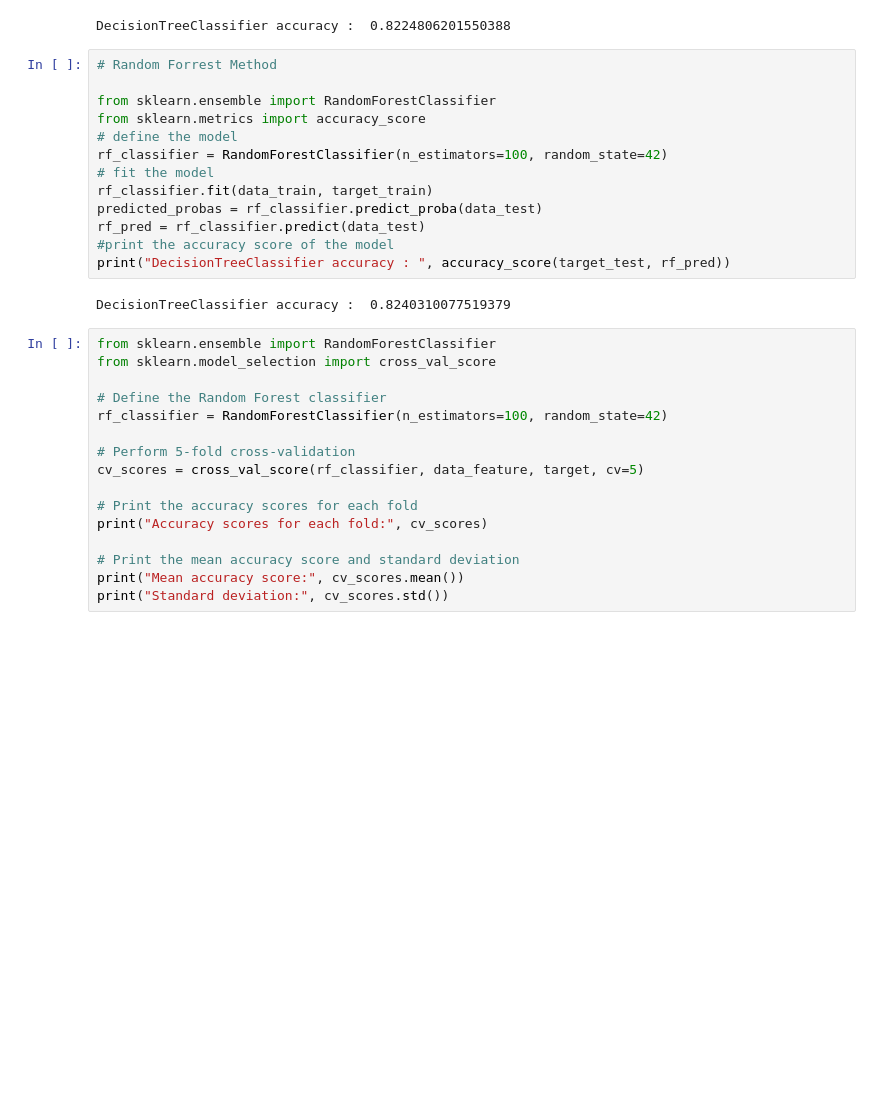
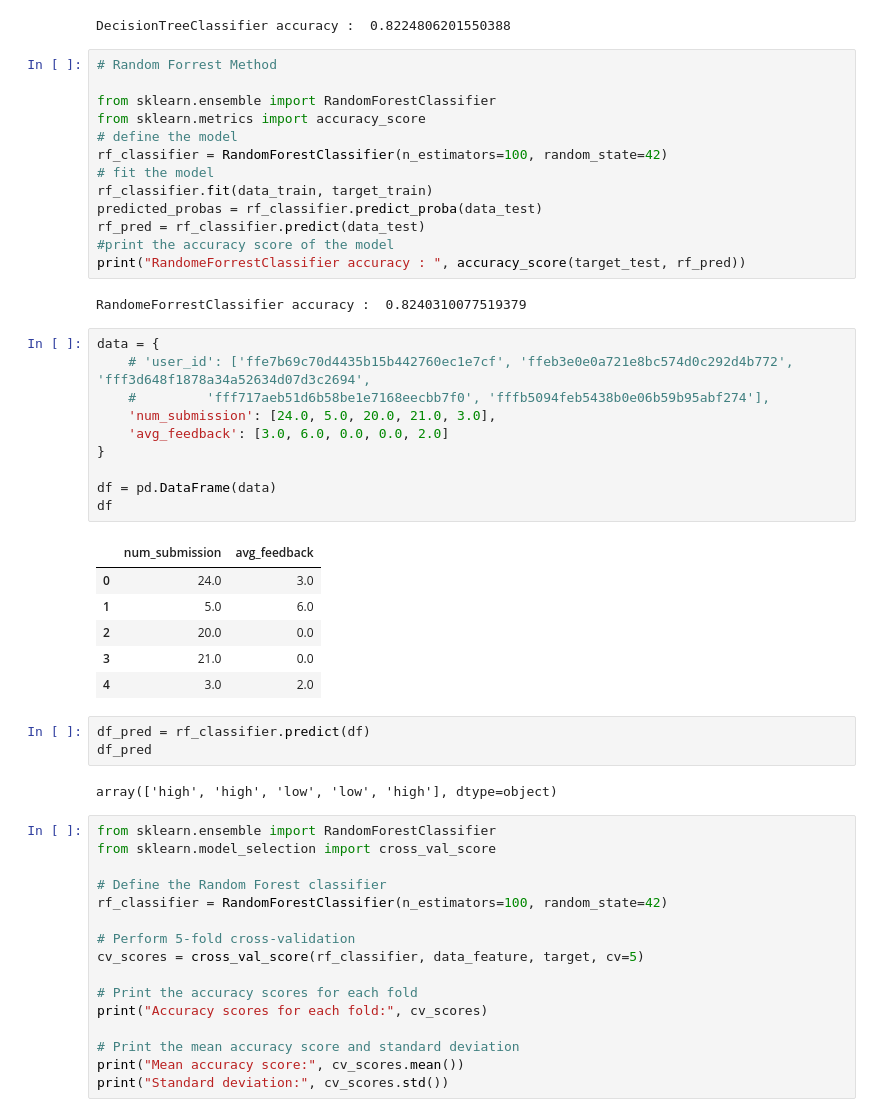
Before and after one commit to samchen0508/747-A2, a Jupyter notebook: result.ipynb, the cells around one changed output. Cells and saved outputs as stored; diff of their text form; blank space fills up the shorter version.

```diff
--- a/result.ipynb
+++ b/result.ipynb
@@ -495,9 +537,31 @@ rf_classifier.fit(data_train, target_train)
 predicted_probas = rf_classifier.predict_proba(data_test)
 rf_pred = rf_classifier.predict(data_test)
 #print the accuracy score of the model
-print("DecisionTreeClassifier accuracy : ", accuracy_score(target_test, rf_pred))
+print("RandomeForrestClassifier accuracy : ", accuracy_score(target_test, rf_pred))
 # %% [output]
-DecisionTreeClassifier accuracy :  0.8240310077519379
+RandomeForrestClassifier accuracy :  0.8240310077519379
+# %%
+data = {
+    # 'user_id': ['ffe7b69c70d4435b15b442760ec1e7cf', 'ffeb3e0e0a721e8bc574d0c292d4b772', 'fff3d648f1878a34a52634d07d3c2694',
+    #         'fff717aeb51d6b58be1e7168eecbb7f0', 'fffb5094feb5438b0e06b59b95abf274'],
+    'num_submission': [24.0, 5.0, 20.0, 21.0, 3.0],
+    'avg_feedback': [3.0, 6.0, 0.0, 0.0, 2.0]
+}
+
+df = pd.DataFrame(data)
+df
+# %% [output]
+|  | num_submission | avg_feedback |
+| 0 | 24.0 | 3.0 |
+| 1 | 5.0 | 6.0 |
+| 2 | 20.0 | 0.0 |
+| 3 | 21.0 | 0.0 |
+| 4 | 3.0 | 2.0 |
+# %%
+df_pred = rf_classifier.predict(df)
+df_pred
+# %% [output]
+array(['high', 'high', 'low', 'low', 'high'], dtype=object)
 # %%
 from sklearn.ensemble import RandomForestClassifier
 from sklearn.model_selection import cross_val_score
```
Also changed, not shown: parts of 5 cells of this notebook.
